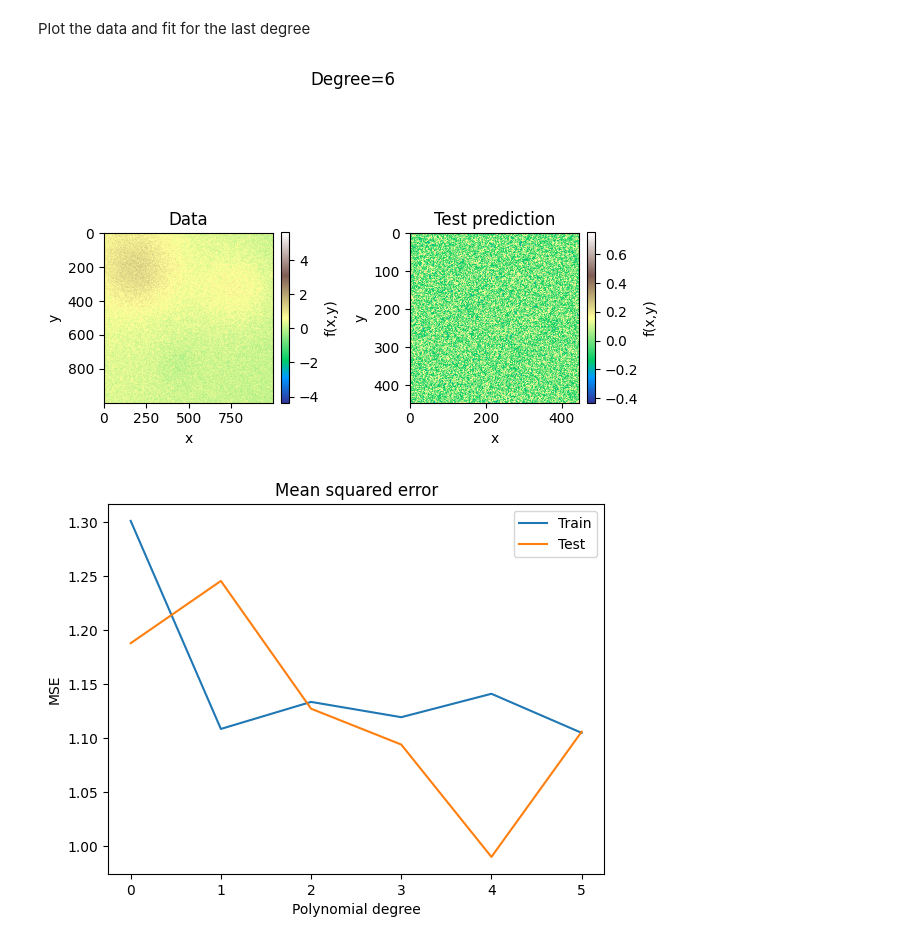
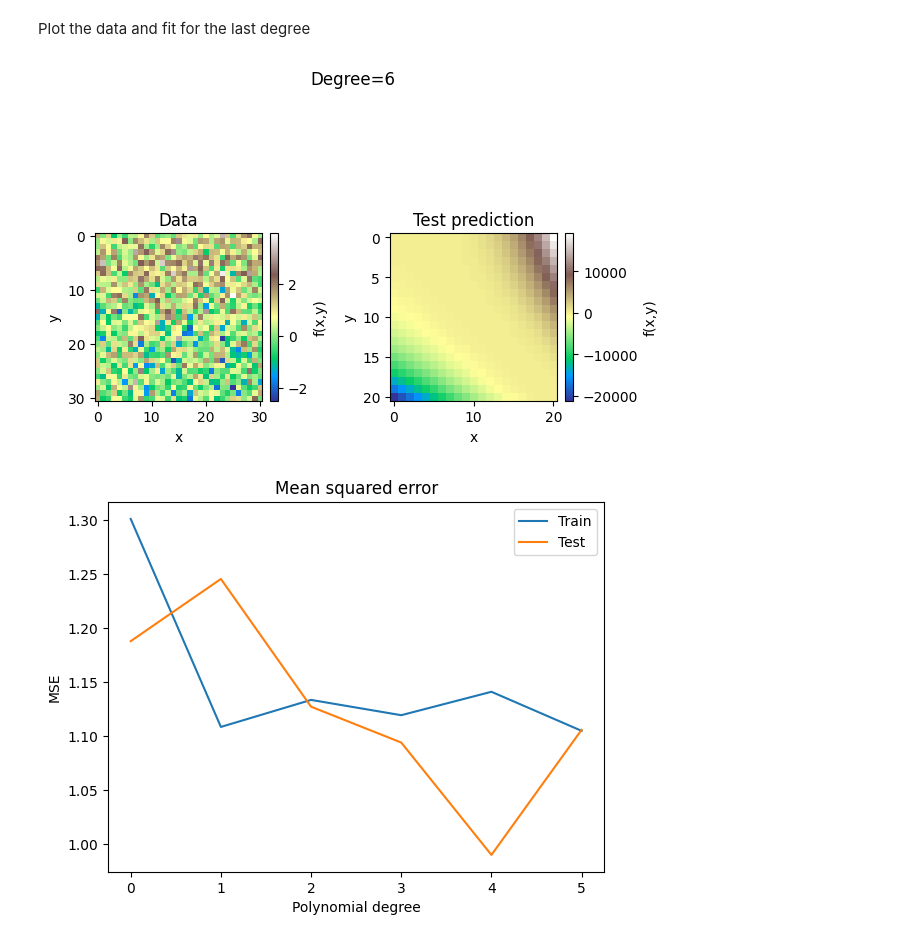
Before and after one commit to LassePladsen/FYS-STK3155-projects, a Jupyter notebook: project1/source_code/part_a_franke_OLS.ipynb, the cells around one changed output. Drawn from its saved outputs; the diff is of its cells as text; code cells hidden in the pictures.

```diff
--- a/project1/source_code/part_a_franke_OLS.ipynb
+++ b/project1/source_code/part_a_franke_OLS.ipynb
@@ -114,31 +114,38 @@ Plot the data and fit for the last degree
 # %%
 COLORMAP = "terrain"
 frac = 0.046
 pad = 0.04
 
 fig = plt.figure()
 fig.suptitle(f"Degree={maxdegree}")
 
 plt.subplot(1, 2, 1)
 plt.title("Data")
-plt.imshow(z, cmap=COLORMAP)
+# truncate data so the sizes match up and reshape it to a square matrix
+new_shape = int(np.sqrt(z.shape[0]))
+z_square = z[:new_shape * new_shape].reshape((new_shape, new_shape))
+plt.imshow(z_square, cmap=COLORMAP)
 plt.colorbar(label="f(x,y)", fraction=frac, pad=pad)
 plt.xlabel("x")
 plt.ylabel("y")
 
 plt.subplot(1, 2, 2)
 # truncate fit so the sizes match up and reshape it to a square matrix
-new_shape = int(np.sqrt(z_predict.shape[0]))
-z_plot = z_predict[:new_shape*new_shape].reshape((new_shape, new_shape))
-plt.imshow(z_plot, cmap=COLORMAP, label="Test fit")
+r = np.linspace(0, 1, beta.size)
+x_mesh, y_mesh = np.meshgrid(r, r)
+X_plot = create_X(x_mesh, y_mesh, n=5)
+z_plot = X_plot @ beta
+new_shape = int(np.sqrt(z_plot.shape[0]))
+z_plot_square = z_plot[:new_shape * new_shape].reshape((new_shape, new_shape))
+plt.imshow(z_plot_square, cmap=COLORMAP, label="Test fit")
 plt.colorbar(label="f(x,y)", fraction=frac, pad=pad)
 plt.title("Test prediction")
 plt.xlabel("x")
 plt.ylabel("y")
 
 plt.tight_layout()
 # %% [output]
-[figure, old version]
+[figure, new version]
 # %%
 # Plot the MSE as function of poly. degree
 plt.figure()
```
